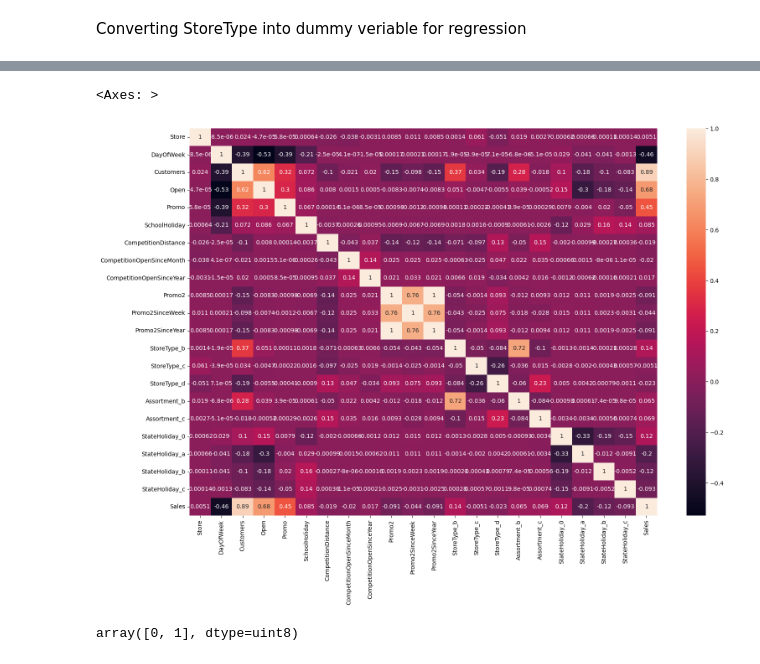
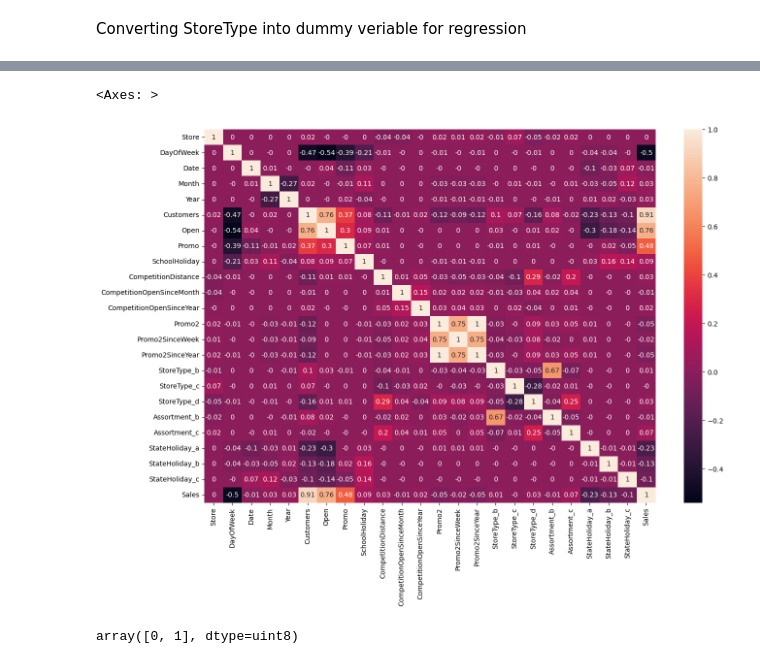
Before and after one commit to SaamarthMeston/Capstone-Project-2---Rossmann-s-sales-prediction, a Jupyter notebook: Rossmann_Sales_Prediction_Capstone_Project.ipynb, the cells around one changed output, grey strips where cells are left out. Cells and saved outputs as stored; diff of their text form; code cells hidden in the pictures.

```diff
--- a/Rossmann_Sales_Prediction_Capstone_Project.ipynb
+++ b/Rossmann_Sales_Prediction_Capstone_Project.ipynb
@@ -562,0 +793,6 @@ Customer is showing very high correlation with sales, which should be obviou but
+# %%
+Full_Df.drop(Full_Df[(Full_Df.Customers> 1485)].index ,axis = 0, inplace= True)
+# %%
+Full_Df.drop(Full_Df[(Full_Df.Sales < -2467)].index ,axis = 0, inplace= True)
+# %%
+Full_Df.drop(Full_Df[(Full_Df.Sales> 14050)].index ,axis = 0, inplace= True)
@@ -641,8 +854,8 @@ Index(['Store', 'DayOfWeek', 'Date', 'Customers', 'Open', 'Promo',
       dtype='object')
 # %%
-Full_Df = Full_Df[['Store', 'DayOfWeek', 'Date', 'Customers', 'Open', 'Promo',
-       'SchoolHoliday', 'CompetitionDistance', 'CompetitionOpenSinceMonth',
-       'CompetitionOpenSinceYear', 'Promo2', 'Promo2SinceWeek',
-       'Promo2SinceYear', 'StoreType_b', 'StoreType_c', 'StoreType_d',
-       'Assortment_b', 'Assortment_c', 'StateHoliday_0', 'StateHoliday_a',
-       'StateHoliday_b', 'StateHoliday_c', 'Sales']]
+Full_Df = Full_Df[['Store', 'DayOfWeek', 'Date', 'Month', 'Year', 'Customers', 'Open',
+       'Promo', 'SchoolHoliday', 'CompetitionDistance',
+       'CompetitionOpenSinceMonth', 'CompetitionOpenSinceYear', 'Promo2',
+       'Promo2SinceWeek', 'Promo2SinceYear', 'StoreType_b',
+       'StoreType_c', 'StoreType_d', 'Assortment_b', 'Assortment_c',
+       'StateHoliday_a', 'StateHoliday_b', 'StateHoliday_c', 'Sales']]
@@ -649,9 +883,9 @@ Full_Df = Full_Df[['Store', 'DayOfWeek', 'Date', 'Customers', 'Open', 'Promo',
 # %%
-plt.figure(figsize= (18,12))
-sns.heatmap(Full_Df.corr(), annot= True)
+plt.figure(figsize= (15,10))
+sns.heatmap(Full_Df.corr().round(2), annot= True)
 # %% [output]
 <Axes: >
-[figure, old version]
+[figure, new version]
 # %%
 Full_Df['Assortment_b'][Full_Df['Assortment_b'] == Full_Df['StoreType_b']].unique()
 # %% [output]
```
Also changed, not shown: parts of 222 cells of this notebook.
